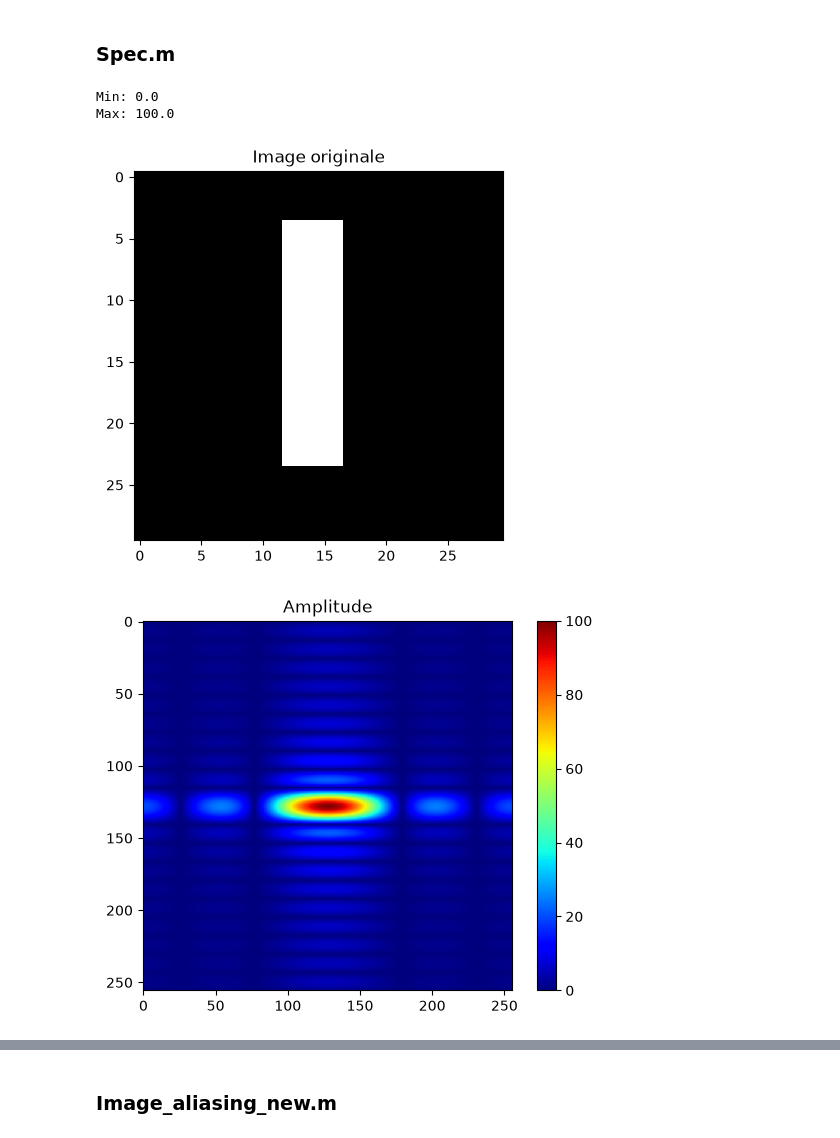
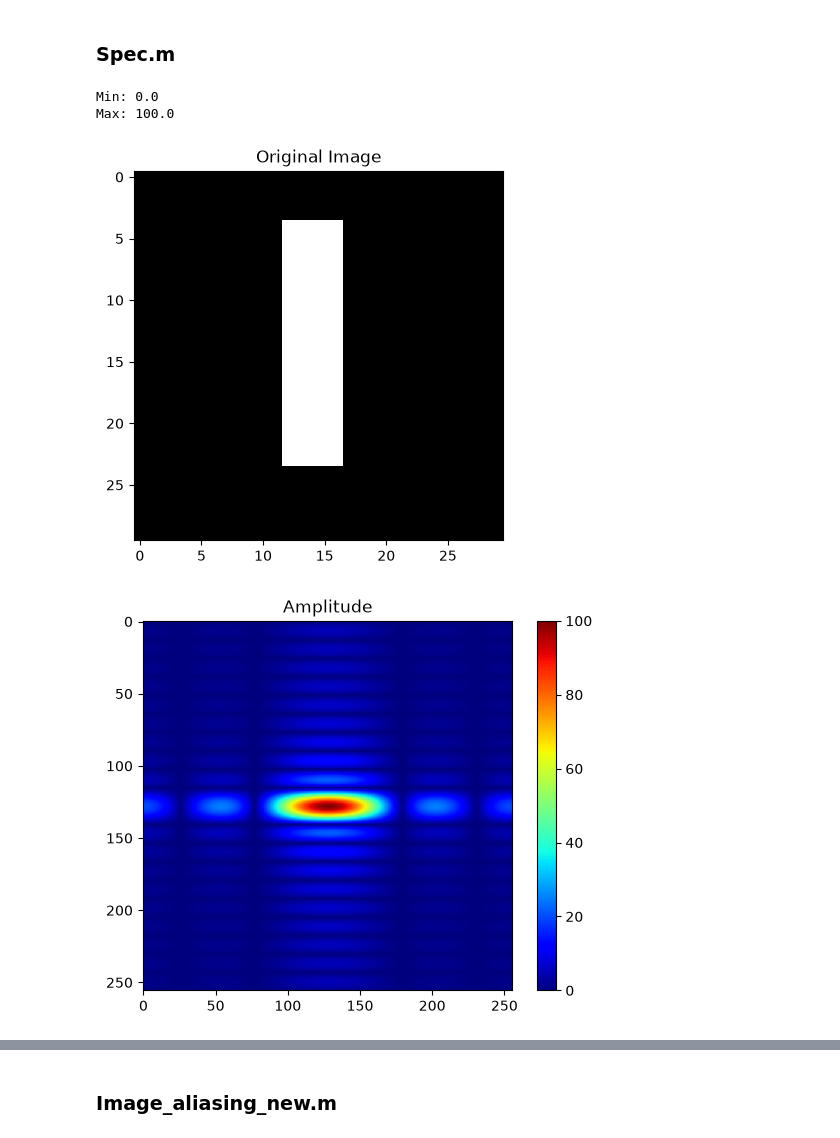
Before and after one commit to Torino1564/Procesamiento-de-Imagenes-Grupo-2, a Jupyter notebook: TP2/notebook.ipynb, the cells around one changed output, grey strips where cells are left out. Cells and saved outputs as stored; diff of their text form; code cells hidden in the pictures.

```diff
--- a/TP2/notebook.ipynb
+++ b/TP2/notebook.ipynb
@@ -271,42 +268,41 @@ En este ejercicio se observan 3 imágenes. La primera es la original prevista po
 # %%
 # Prepare image
 f = np.zeros((30, 30))
-# En Python, l'indexation commence à 0 et la borne de fin est exclue (5:24 en Matlab -> 4:24)
 f[4:24, 12:17] = 1
 
 plt.figure()
 plt.imshow(f, cmap="gray")
-plt.title("Image originale")
+plt.title("Original Image")
 
 # Compute Fourier Transform
 F = np.fft.fft2(f, s=(256, 256))
 F = np.fft.fftshift(F)  # Center FFT
 
 # Measure the minimum and maximum value of the transform amplitude
 abs_F = np.abs(F)
 print("Min:", np.min(abs_F))  # ~0
 print("Max:", np.max(abs_F))  # ~100
 
 plt.figure()
 plt.imshow(abs_F, cmap="jet", vmin=0, vmax=100)
 plt.colorbar()
 plt.title("Amplitude")
 
 plt.figure()
 plt.imshow(np.log(1 + abs_F), cmap="jet", vmin=0, vmax=3)
 plt.colorbar()
 plt.title("log(1 + Amplitude)")
 
 plt.figure()
 plt.imshow(np.angle(F), cmap="jet", vmin=-np.pi, vmax=np.pi)
 plt.colorbar()
 plt.title("Phase")
 
 plt.show()
 # %% [output]
 Min: 0.0
 Max: 100.0
-[figure, old version]
+[figure, new version]
 [figure]
 [figure]
 [figure]
```
Also changed, not shown: parts of 4 cells of this notebook.
